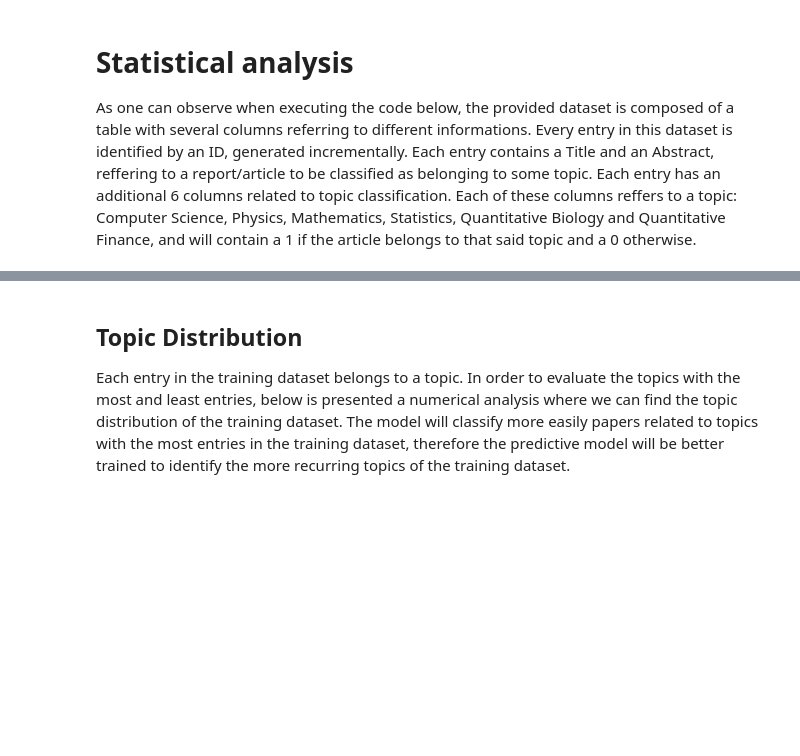
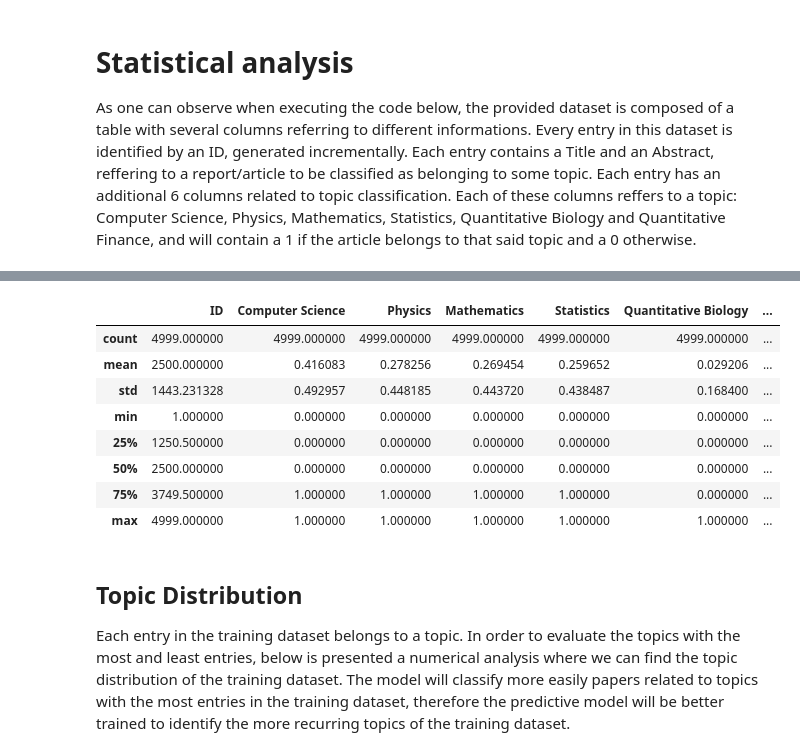
Before and after one commit to claramoreirag/FEUP-IART, a Jupyter notebook: notebook.ipynb, the cells around one changed output, grey strips where cells are left out. Cells and saved outputs as stored; diff of their text form; code cells hidden in the pictures; blank space fills up the shorter version.

```diff
--- a/notebook.ipynb
+++ b/notebook.ipynb
@@ -50,3 +71,15 @@ Rows & Columns
+# %%
+train.describe()
+# %% [output]
+|  | ID | Computer Science | Physics | Mathematics | Statistics | Quantitative Biology | ... |
+| count | 4999.000000 | 4999.000000 | 4999.000000 | 4999.000000 | 4999.000000 | 4999.000000 | ... |
+| mean | 2500.000000 | 0.416083 | 0.278256 | 0.269454 | 0.259652 | 0.029206 | ... |
+| std | 1443.231328 | 0.492957 | 0.448185 | 0.443720 | 0.438487 | 0.168400 | ... |
+| min | 1.000000 | 0.000000 | 0.000000 | 0.000000 | 0.000000 | 0.000000 | ... |
+| 25% | 1250.500000 | 0.000000 | 0.000000 | 0.000000 | 0.000000 | 0.000000 | ... |
+| 50% | 2500.000000 | 0.000000 | 0.000000 | 0.000000 | 0.000000 | 0.000000 | ... |
+| 75% | 3749.500000 | 1.000000 | 1.000000 | 1.000000 | 1.000000 | 0.000000 | ... |
+| max | 4999.000000 | 1.000000 | 1.000000 | 1.000000 | 1.000000 | 1.000000 | ... |
 # %% [markdown]
 ## Topic Distribution
 
```
Also changed, not shown: parts of 22 cells of this notebook.
